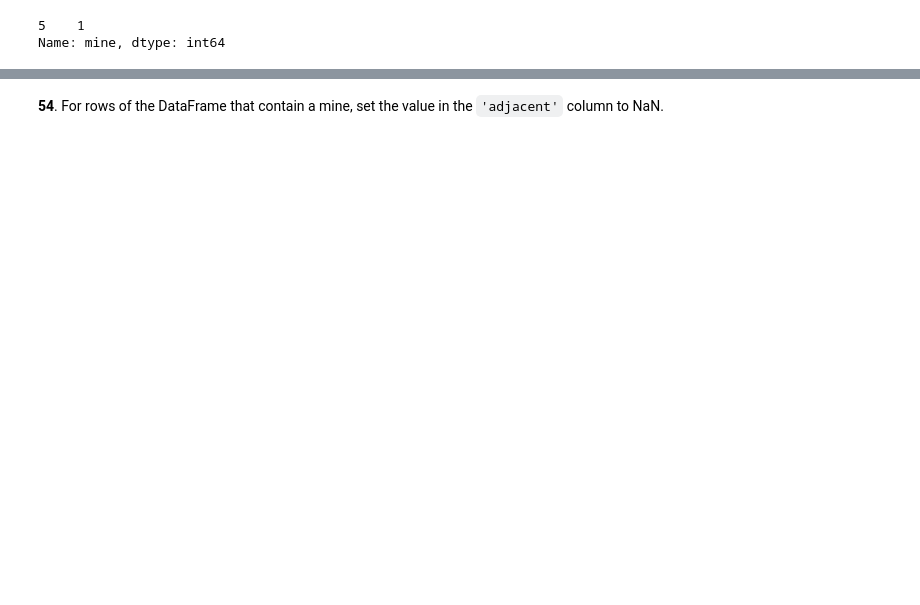
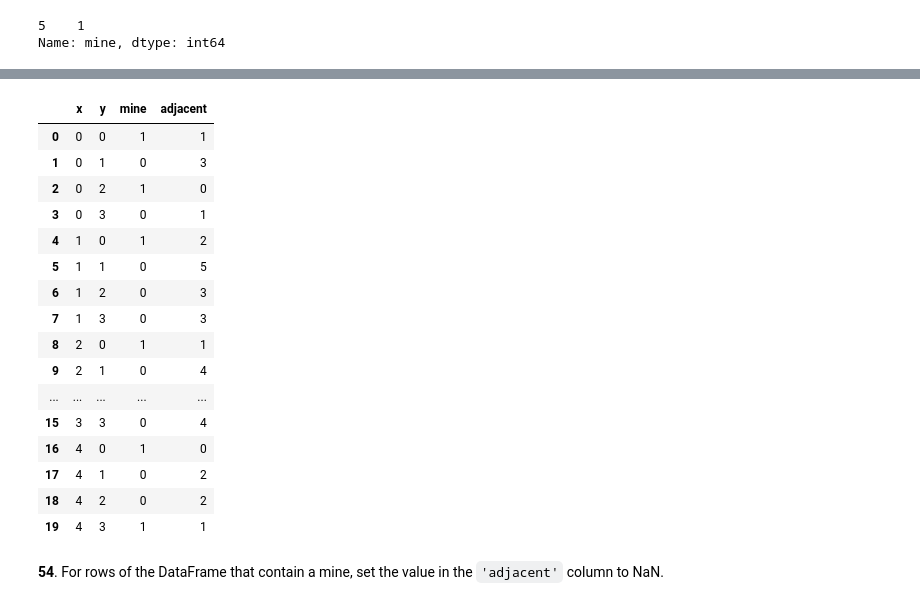
Before and after one commit to rachelpoole/100-pandas-puzzles, a Jupyter notebook: 100-pandas-puzzles.ipynb, the cells around one changed output, grey strips where cells are left out. Cells and saved outputs as stored; diff of their text form; code cells hidden in the pictures; blank space fills up the shorter version.

```diff
--- a/100-pandas-puzzles.ipynb
+++ b/100-pandas-puzzles.ipynb
@@ -1155,0 +1143,10 @@ df
+# %%
+# Official solution
+from scipy.signal import convolve2d
+
+mine_grid = df.pivot_table(columns='x', index='y', values='mine')
+counts = convolve2d(mine_grid.astype(complex), np.ones((3, 3)), mode='same').real.astype(int)
+# df['adjacent'] = (counts - mine_grid).ravel('F')
+# df
+
+mine_grid
@@ -1155,0 +1167,4 @@ df
+# %%
+result = (counts-mine_grid).unstack().reset_index()
+result = result.rename(columns = {0: 'adjacent'})
+result
@@ -1156,2 +1189,23 @@ df
+# %%
+df['adjacent'] = result['adjacent']
+df
+# %% [output]
+|  | x | y | mine | adjacent |
+| 0 | 0 | 0 | 1 | 1 |
+| 1 | 0 | 1 | 0 | 3 |
+| 2 | 0 | 2 | 1 | 0 |
+| 3 | 0 | 3 | 0 | 1 |
+| 4 | 1 | 0 | 1 | 2 |
+| 5 | 1 | 1 | 0 | 5 |
+| 6 | 1 | 2 | 0 | 3 |
+| 7 | 1 | 3 | 0 | 3 |
+| 8 | 2 | 0 | 1 | 1 |
+| 9 | 2 | 1 | 0 | 4 |
+| ... | ... | ... | ... | ... |
+| 15 | 3 | 3 | 0 | 4 |
+| 16 | 4 | 0 | 1 | 0 |
+| 17 | 4 | 1 | 0 | 2 |
+| 18 | 4 | 2 | 0 | 2 |
+| 19 | 4 | 3 | 1 | 1 |
 # %% [markdown]
 **54**. For rows of the DataFrame that contain a mine, set the value in the `'adjacent'` column to NaN.
```
Also changed, not shown: parts of 12 cells of this notebook.
